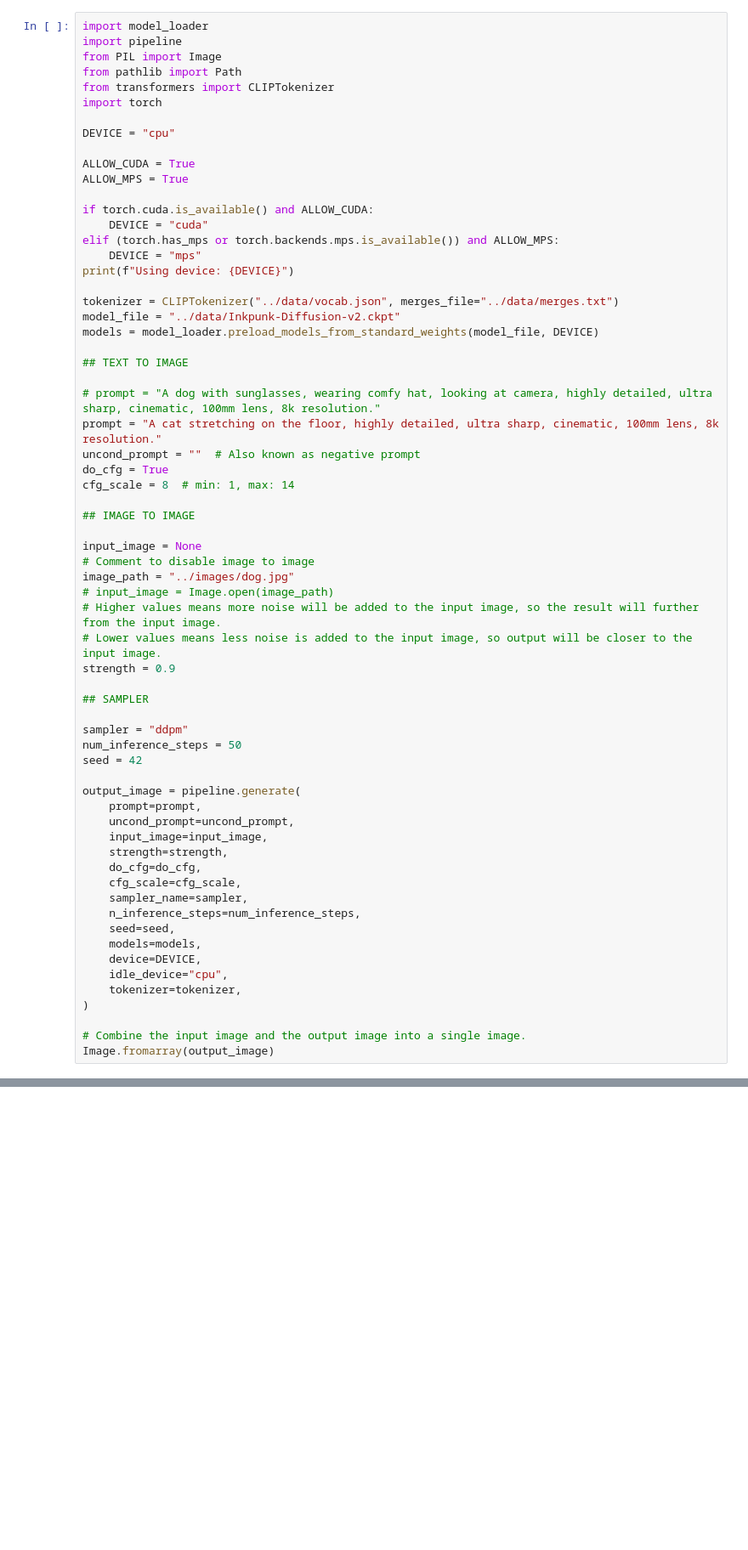
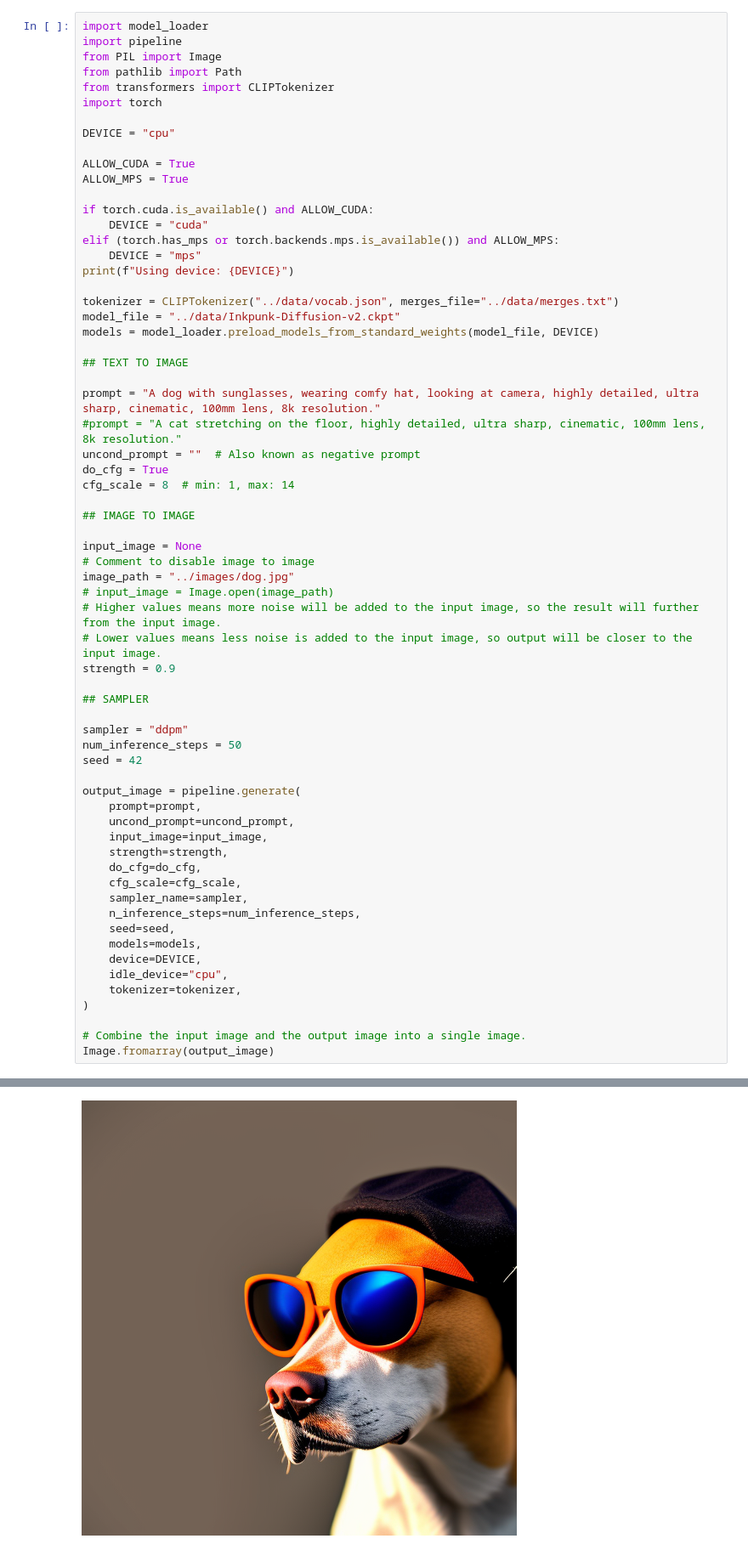
Before and after one commit to Montenigri/pytorch-stable-diffusion, a Jupyter notebook: sd/demo.ipynb, the cells around one changed output, grey strips where cells are left out. Shown at 85% size. Drawn from its saved outputs; the diff is of its cells as text; blank space fills up the shorter version.

```diff
--- a/sd/demo.ipynb
+++ b/sd/demo.ipynb
@@ -26,8 +23,8 @@ models = model_loader.preload_models_from_standard_weights(model_file, DEVICE)
 
 ## TEXT TO IMAGE
 
-# prompt = "A dog with sunglasses, wearing comfy hat, looking at camera, highly detailed, ultra sharp, cinematic, 100mm lens, 8k resolution."
-prompt = "A cat stretching on the floor, highly detailed, ultra sharp, cinematic, 100mm lens, 8k resolution."
+prompt = "A dog with sunglasses, wearing comfy hat, looking at camera, highly detailed, ultra sharp, cinematic, 100mm lens, 8k resolution."
+#prompt = "A cat stretching on the floor, highly detailed, ultra sharp, cinematic, 100mm lens, 8k resolution."
 uncond_prompt = ""  # Also known as negative prompt
 do_cfg = True
 cfg_scale = 8  # min: 1, max: 14
@@ -72,3 +68,4 @@ RuntimeError: Attempting to deserialize object on a CUDA device but torch.cuda.i
+[figure, added]
 # %%
 import torch
 torch.cuda.is_available()
```
Also changed, not shown: parts of 3 cells of this notebook, 6 other files.
